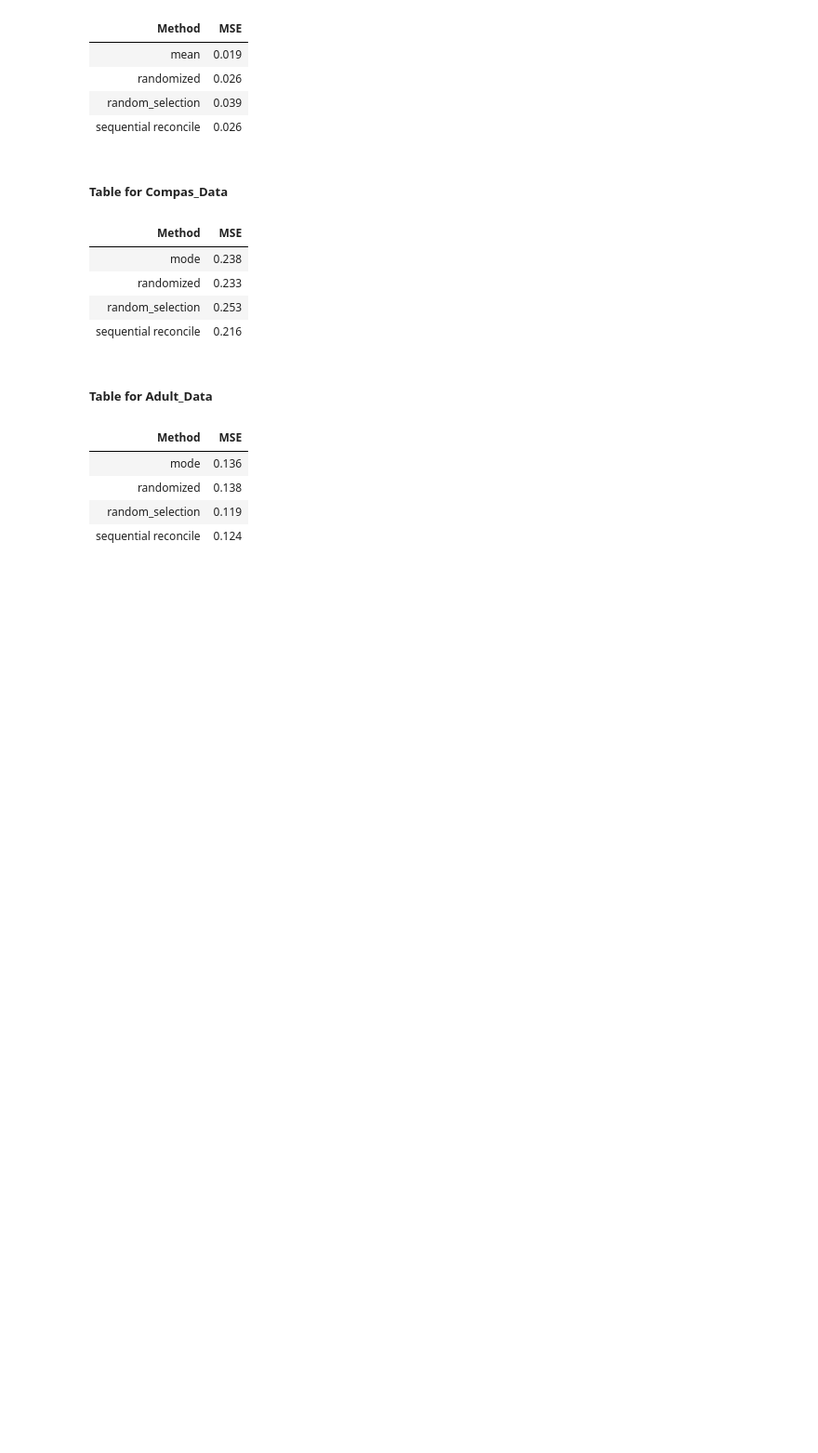
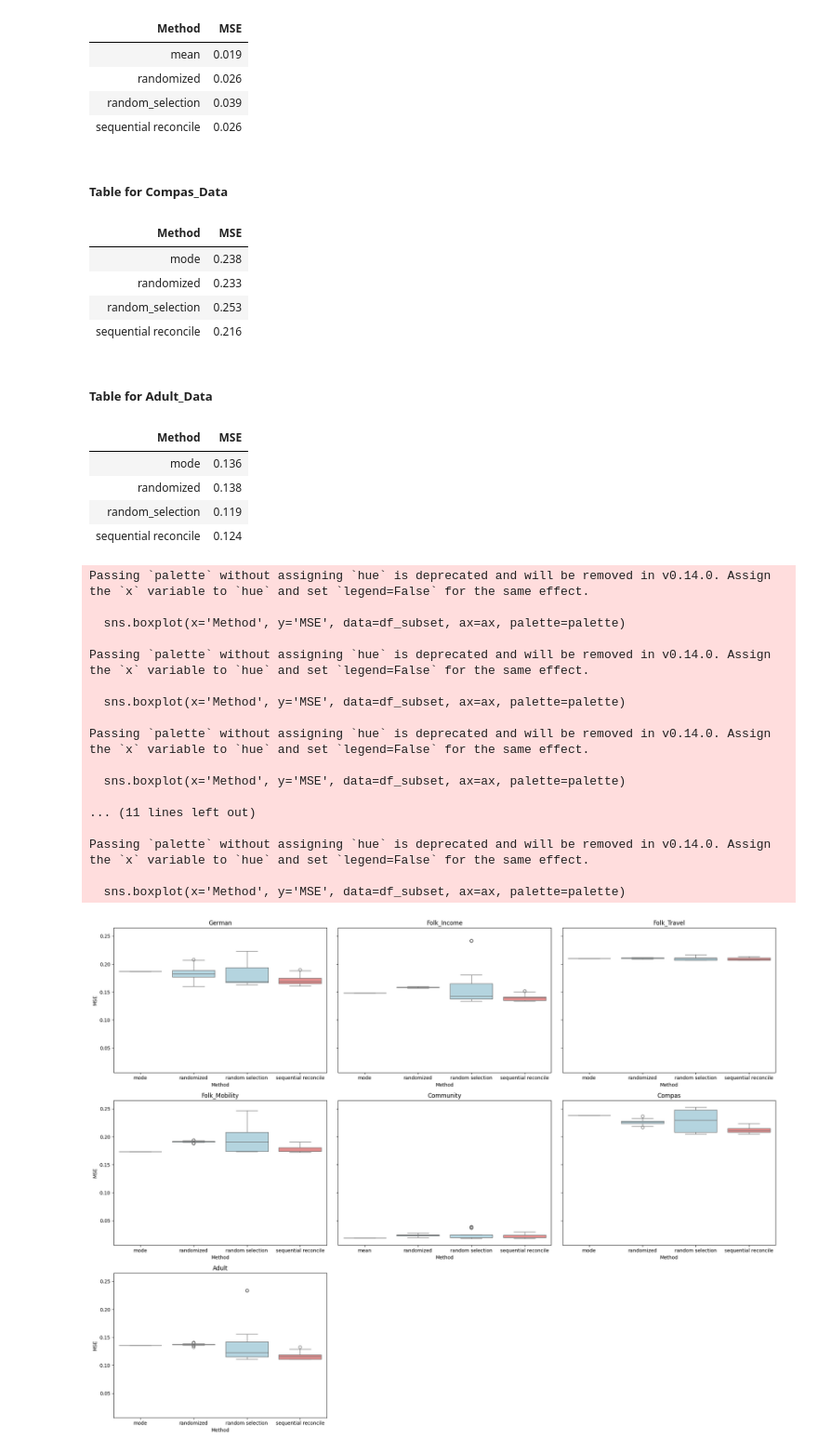
Before and after one commit to tina-behzad/Reconciliation-Project, a Jupyter notebook: visualization/experiment2.ipynb, the cells around one changed output. Shown: that part at 93% size. Drawn from its saved outputs; the diff is of its cells as text; code cells hidden in the pictures; blank space fills up the shorter version.

```diff
--- a/visualization/experiment2.ipynb
+++ b/visualization/experiment2.ipynb
@@ -31,3 +33,63 @@ Table for Adult_Data
 | randomized | 0.138 |
 | random_selection | 0.119 |
 | sequential reconcile | 0.124 |
+# %%
+datasets = df['Data'].unique()
+methods = df['Method'].unique()
+
+# Set up the figure and subplots: 7 subplots for 7 datasets (arranged in a grid, e.g., 2 rows and 4 columns)
+fig, axes = plt.subplots(3, 3, figsize=(20, 15), sharey=True)  # 2x4 grid (with 8 subplots, 7 for data + 1 empty)
+axes = axes.flatten()  # Flatten the axes for easier iteration
+palette = {
+    'sequential reconcile': 'lightcoral',  # Custom color for 'sequential reconcile'
+    'mode': 'lightblue',
+    'mean': 'lightblue', # Default color for other methods
+    'randomized': 'lightblue',
+    'random selection': 'lightblue'
+    # Add any other method names here
+}
+
+# Loop over each dataset and plot the corresponding boxplots
+for i, dataset in enumerate(datasets):
+    ax = axes[i]
+
+    # Filter the dataframe for the current dataset
+    df_subset = df[df['Data'] == dataset]
+
+    # Plot the boxplots using seaborn
+    sns.boxplot(x='Method', y='MSE', data=df_subset, ax=ax, palette=palette)
+
+    # Set the title for each subplot
+    ax.set_title(f'{dataset}')
+
+    # Set labels for each subplot
+    ax.set_xlabel('Method')
+    ax.set_ylabel('MSE')
+
+# Turn off the 8th (extra) subplot, as we only need 7
+if len(axes) > len(datasets):
+    fig.delaxes(axes[-1])
+    fig.delaxes(axes[-2])# This removes the 8th axis
+
+# Adjust layout to fit everything nicely
+plt.tight_layout()
+plt.show()
+# %% [output]
+Passing `palette` without assigning `hue` is deprecated and will be removed in v0.14.0. Assign the `x` variable to `hue` and set `legend=False` for the same effect.
+
+  sns.boxplot(x='Method', y='MSE', data=df_subset, ax=ax, palette=palette)
+
+Passing `palette` without assigning `hue` is deprecated and will be removed in v0.14.0. Assign the `x` variable to `hue` and set `legend=False` for the same effect.
+
+  sns.boxplot(x='Method', y='MSE', data=df_subset, ax=ax, palette=palette)
+
+Passing `palette` without assigning `hue` is deprecated and will be removed in v0.14.0. Assign the `x` variable to `hue` and set `legend=False` for the same effect.
+
+  sns.boxplot(x='Method', y='MSE', data=df_subset, ax=ax, palette=palette)
+
+... (11 lines left out)
+
+Passing `palette` without assigning `hue` is deprecated and will be removed in v0.14.0. Assign the `x` variable to `hue` and set `legend=False` for the same effect.
+
+  sns.boxplot(x='Method', y='MSE', data=df_subset, ax=ax, palette=palette)
+[figure, added]
```
Also changed, not shown: parts of 2 cells of this notebook, 21 other files.
